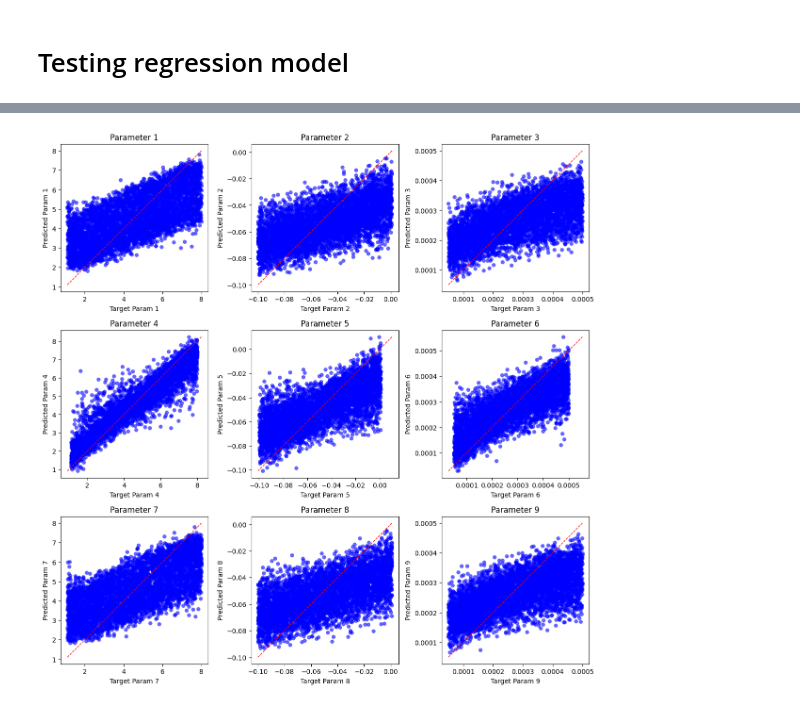
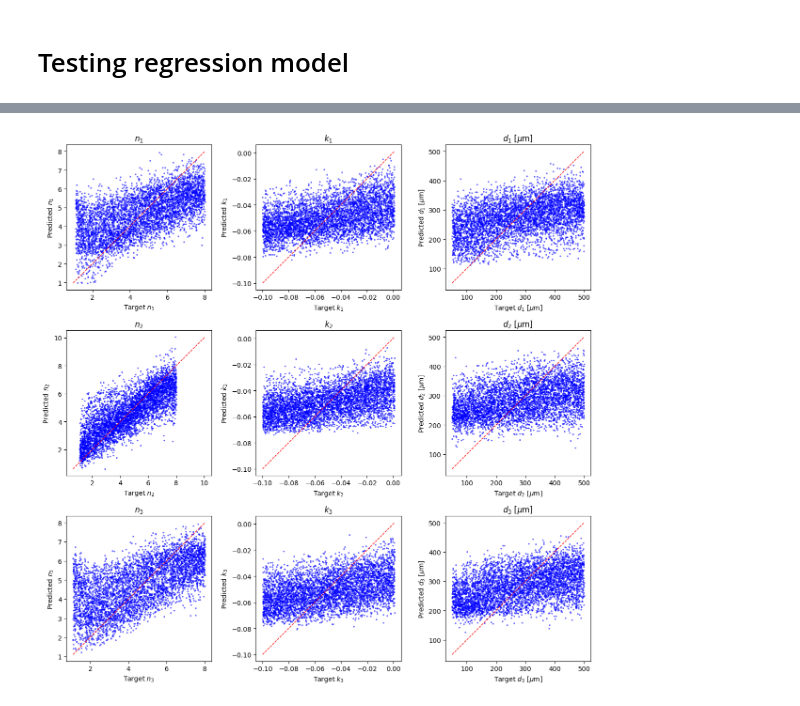
Before and after one commit to tls54/THz-TD-CNN, a Jupyter notebook: regression_model_test.ipynb, the cells around one changed output, grey strips where cells are left out. Drawn from its saved outputs; the diff is of its cells as text; code cells hidden in the pictures.

```diff
--- a/regression_model_test.ipynb
+++ b/regression_model_test.ipynb
@@ -88,27 +88,46 @@ tensor([0.5977, 0.7824, 0.6391, 0.3122, 0.5681, 0.2550, 0.5996, 0.7806, 0.6366])
 # %%
 # Which to plot: change keys here
-preds = results['preds_unscaled']
-targets = results['targets_unscaled']
+preds = results['preds_unscaled'].clone()
+targets = results['targets_unscaled'].clone()
+
+# Parameter labels and types
+param_labels = [
+    r"$n_1$", r"$k_1$", r"$d_1$ [$\mu$m]",
+    r"$n_2$", r"$k_2$", r"$d_2$ [$\mu$m]",
+    r"$n_3$", r"$k_3$", r"$d_3$ [$\mu$m]"
+]
+thickness_indices = [2, 5, 8]  # positions of d1, d2, d3
+
+# Convert thickness values from m → μm for plotting
+preds_plot = preds.clone()
+targets_plot = targets.clone()
+preds_plot[:, thickness_indices] *= 1e6
+targets_plot[:, thickness_indices] *= 1e6
 
 # Create figure
 fig, axes = plt.subplots(3, 3, figsize=(12, 12))
 axes = axes.flatten()
 
 for i in range(9):
     ax = axes[i]
-    sns.scatterplot(x=targets[:, i], y=preds[:, i], ax=ax, s=30, color='blue', alpha=0.6, edgecolor=None)
+    sns.scatterplot(
+        x=targets_plot[:, i],
+        y=preds_plot[:, i],
+        ax=ax,
+        s=5, color='blue', alpha=0.6, edgecolor=None
+    )
 
     # Add 45° perfect prediction line
-    min_val = min(targets[:, i].min(), preds[:, i].min())
-    max_val = max(targets[:, i].max(), preds[:, i].max())
+    min_val = min(targets_plot[:, i].min(), preds_plot[:, i].min())
+    max_val = max(targets_plot[:, i].max(), preds_plot[:, i].max())
     ax.plot([min_val, max_val], [min_val, max_val], 'r--', lw=1)
 
-    ax.set_xlabel(f"Target Param {i+1}")
-    ax.set_ylabel(f"Predicted Param {i+1}")
-    ax.set_title(f"Parameter {i+1}")
-    ax.set_aspect('equal', adjustable='box')  # Keep scale equal
+    ax.set_xlabel(f"Target {param_labels[i]}")
+    ax.set_ylabel(f"Predicted {param_labels[i]}")
+    ax.set_title(param_labels[i])
+    ax.set_aspect('equal', adjustable='box')
 
 plt.tight_layout()
 plt.show()
 # %% [output]
-[figure, old version]
+[figure, new version]
```
Also changed, not shown: parts of 5 cells of this notebook, 7 other files.
